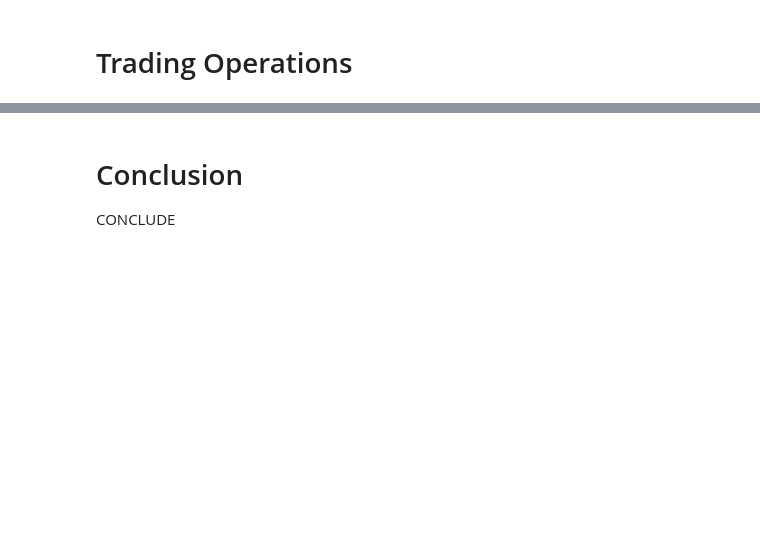
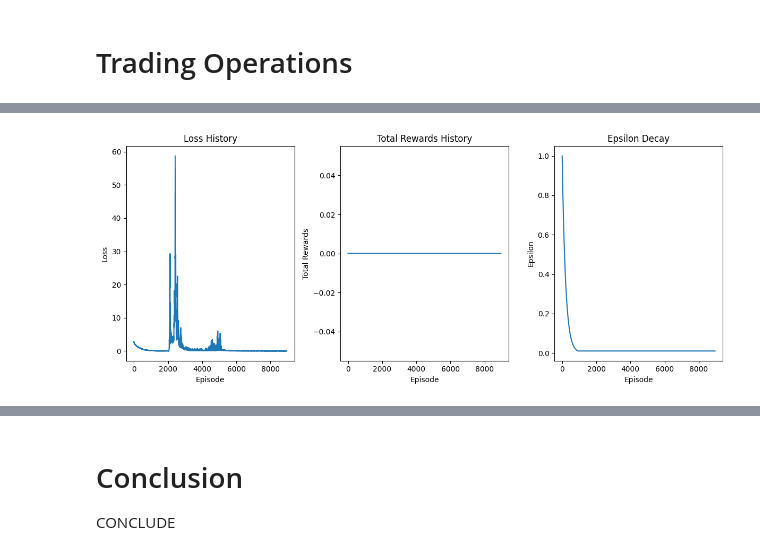
Before and after one commit to adamd1985/Deep-Q-Learning-Applied-to-Algorithmic-Trading, a Jupyter notebook: drl_trading.ipynb, the cells around one changed output, grey strips where cells are left out. Saved outputs shown, nothing was run; the diff lists cells and outputs as text; code cells hidden in the pictures; blank space fills up the shorter version.

```diff
--- a/drl_trading.ipynb
+++ b/drl_trading.ipynb
@@ -597,0 +687,4 @@ Average Reward Over Validation Episodes: -8006.8604
+# %%
+agent.plot_history()
+# %% [output]
+[figure, added]
```
Also changed, not shown: parts of 6 cells of this notebook.
